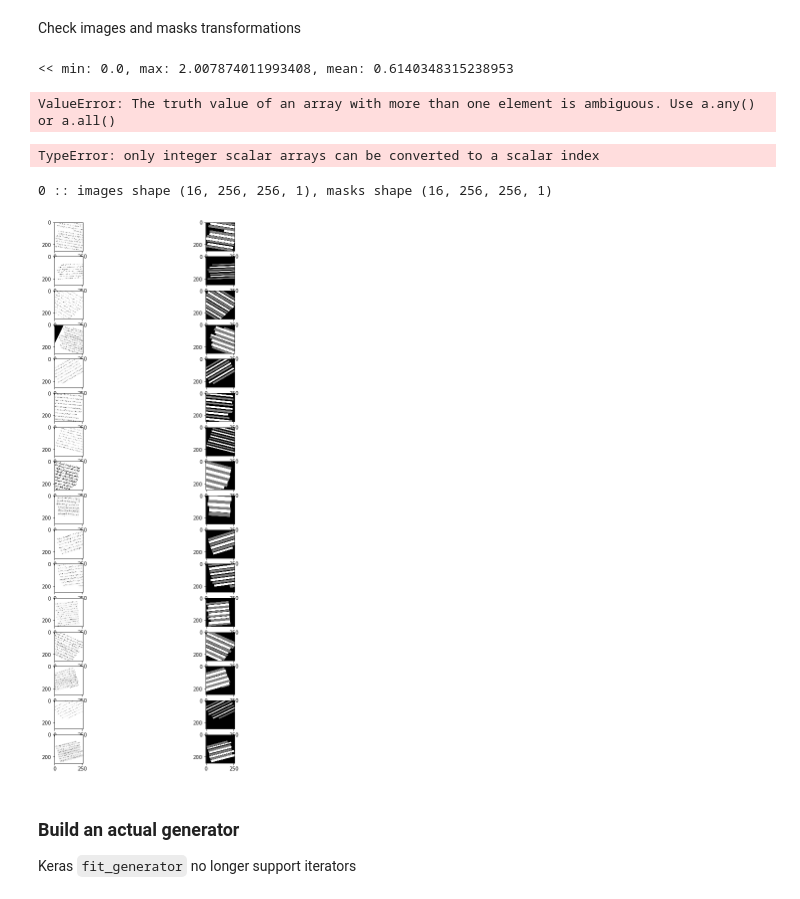
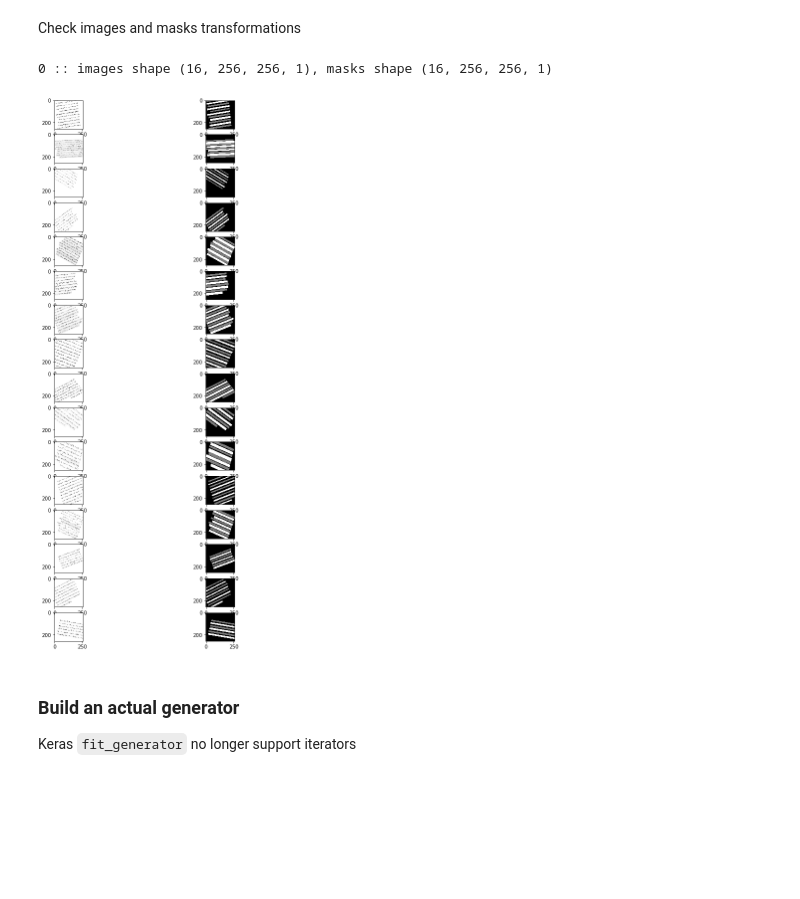
Before and after one commit to MostafaGazar/line-reader, a Jupyter notebook: notebooks/09-lines-detector-with-augmentation.ipynb, the cells around one changed output. Drawn from its saved outputs; the diff is of its cells as text; code cells hidden in the pictures; blank space fills up the shorter version.

```diff
--- a/notebooks/09-lines-detector-with-augmentation.ipynb
+++ b/notebooks/09-lines-detector-with-augmentation.ipynb
@@ -134,42 +134,30 @@ test_generator = create_generator(
     *load_images_and_masks_in_path(lines_detector_test_images_path, lines_detector_test_masks_path))
 # %% [markdown]
 Check images and masks transformations
-# %%
-print(f"<< min: {np.min(mask)}, max: {np.max(mask)}, mean: {np.mean(mask)}")
-# %% [output]
-<< min: 0.0, max: 2.007874011993408, mean: 0.6140348315238953
-# %%
-mask[mask > .8] = 1
-# %%
-np.sum(mask > .8 and mask < 1.5)
-# %% [output]
-ValueError: The truth value of an array with more than one element is ambiguous. Use a.any() or a.all()
-# %%
-mask.all(mask > .8).all(mask < 1.5)
-# %% [output]
-TypeError: only integer scalar arrays can be converted to a scalar index
 # %%
 for i, (batch_images, batch_masks) in enumerate(train_generator):
     print(f"{i} :: images shape {batch_images.shape}, masks shape {batch_masks.shape}")
 
     fig = plt.figure(figsize=(10, 20))
     for index, (image, mask) in enumerate(zip(batch_images, batch_masks), 0):
 #         print(f">> unique: {np.unique(mask)}")
-#         print(f">> min: {np.min(mask)}, max: {np.max(mask)}, mean: {np.mean(mask)}")
-#         mask = mask.astype(np.uint8)
+        mask[np.logical_and(mask > .8, mask < 1.7)] = 1
+        mask[mask >= 1.7] = 2
+        mask[mask <= .8] = 0
 #         print(f"<< unique: {np.unique(mask)}")
-#         print(f"<< min: {np.min(mask)}, max: {np.max(mask)}, mean: {np.mean(mask)}")
+        mask = mask.astype(np.uint8)
+#         print(f"$$ unique: {np.unique(mask)}")
 
         plt.subplot(batch_size, 2, index * 2 + 1)
         plt.imshow(array_to_img(image), cmap="gray")
         plt.subplot(batch_size, 2, index * 2 + 2)
         plt.imshow(array_to_img(mask), cmap="gray")
 
     plt.show()
     break
 # %% [output]
 0 :: images shape (16, 256, 256, 1), masks shape (16, 256, 256, 1)
-[figure, old version]
+[figure, new version]
 # %% [markdown]
 ### Build an actual generator
 
```
Also changed, not shown: parts of 8 cells of this notebook, 4 other files.
